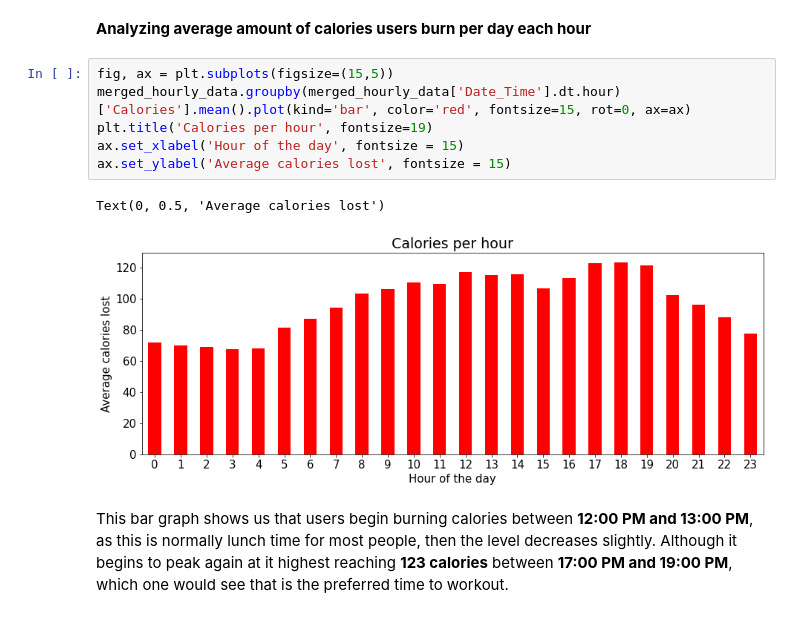
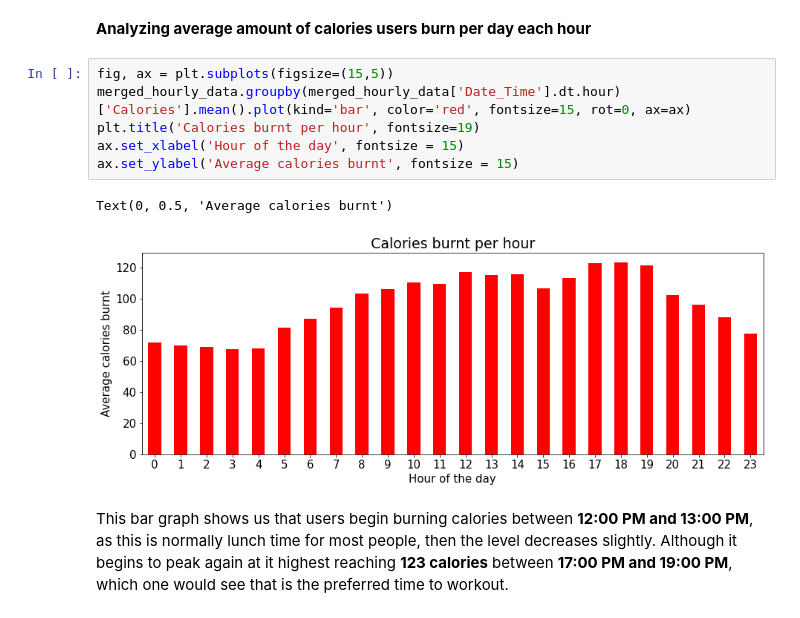
Before and after one commit to KhanyiMM0/bellabeat_technology_capstone, a Jupyter notebook: bellabeat_technology.ipynb, the cells around one changed output. Cells and saved outputs as stored; diff of their text form.

```diff
--- a/bellabeat_technology.ipynb
+++ b/bellabeat_technology.ipynb
@@ -482,12 +482,12 @@ This scatter plot shows a **positive relationship** between the amount of steps
 # %%
 fig, ax = plt.subplots(figsize=(15,5))
 merged_hourly_data.groupby(merged_hourly_data['Date_Time'].dt.hour)['Calories'].mean().plot(kind='bar', color='red', fontsize=15, rot=0, ax=ax)
-plt.title('Calories per hour', fontsize=19)
+plt.title('Calories burnt per hour', fontsize=19)
 ax.set_xlabel('Hour of the day', fontsize = 15)
-ax.set_ylabel('Average calories lost', fontsize = 15)
+ax.set_ylabel('Average calories burnt', fontsize = 15)
 # %% [output]
-Text(0, 0.5, 'Average calories lost')
+Text(0, 0.5, 'Average calories burnt')
-[figure, old version]
+[figure, new version]
 # %% [markdown]
 This bar graph shows us that users begin burning calories between **12:00 PM and 13:00 PM**, as this is normally lunch time for most people, then the level decreases slightly. Although it begins to peak again at it highest reaching **123 calories** between **17:00 PM and 19:00 PM**, which one would see that is the preferred time to workout.
 # %% [markdown]
```
